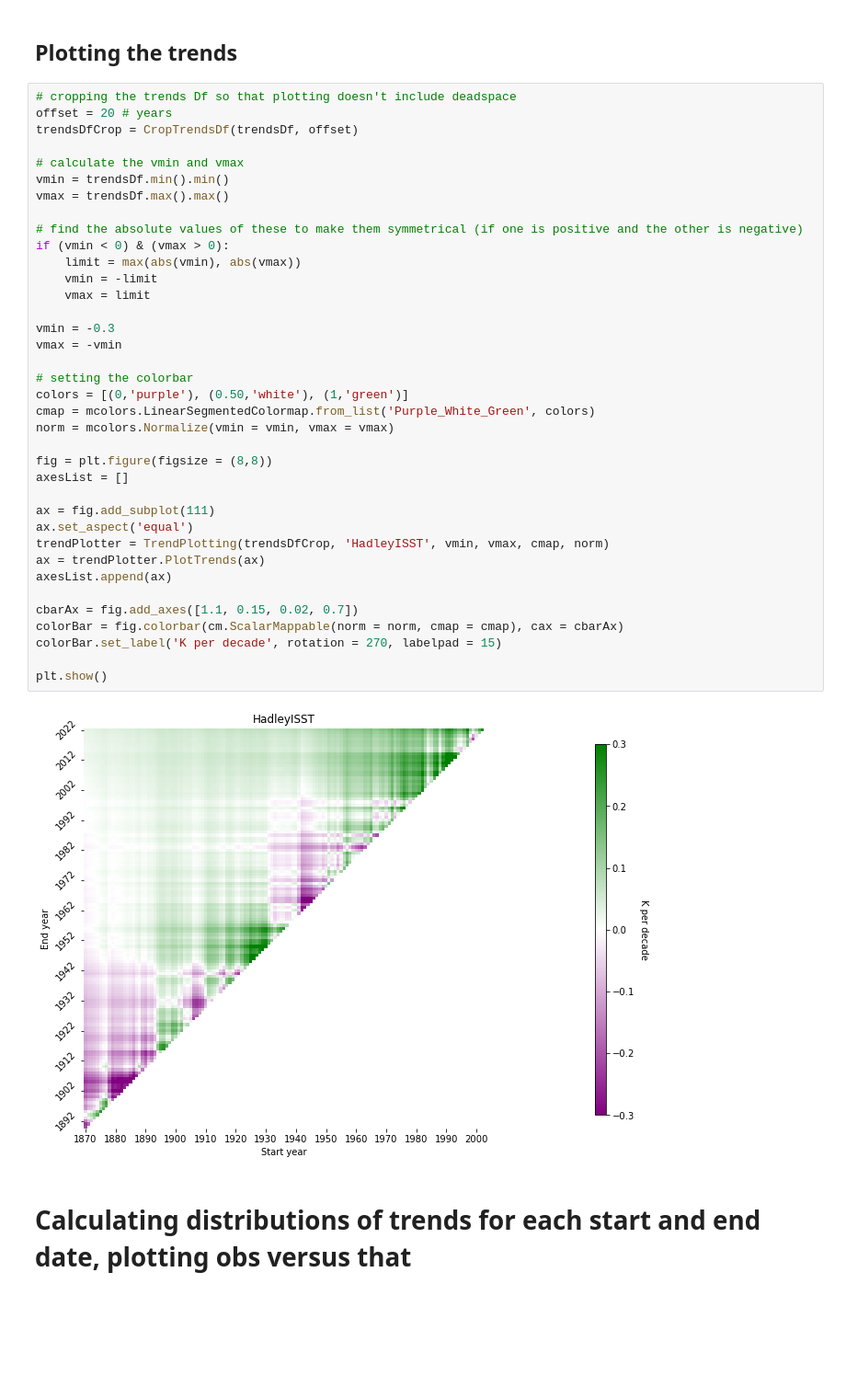
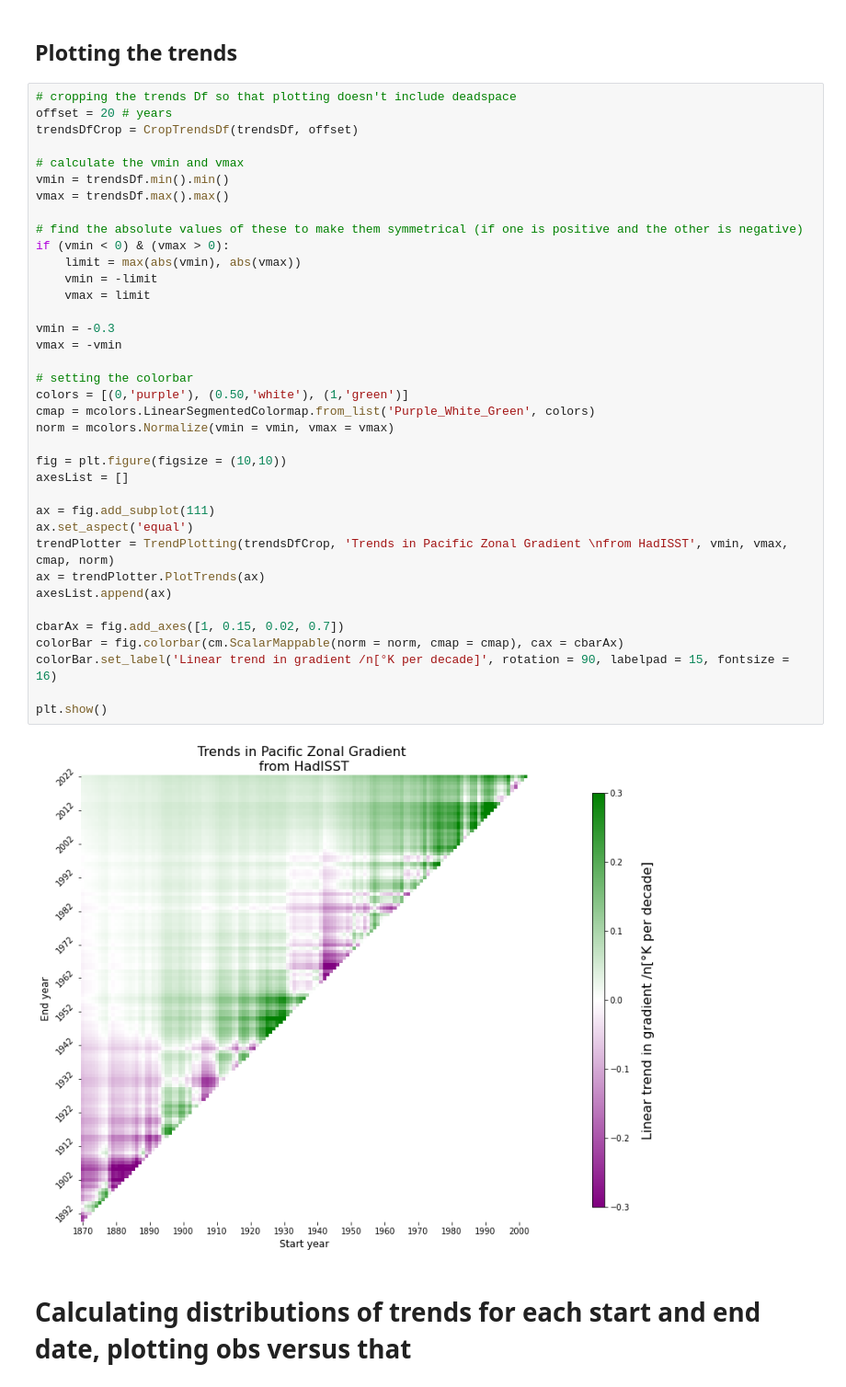
Before and after one commit to hanbyrne1995/gradient_project, a Jupyter notebook: MME_MIROC.ipynb, the cells around one changed output. Shown at 92% size. Saved outputs shown, nothing was run; the diff lists cells and outputs as text; blank space fills up the shorter version.

```diff
--- a/MME_MIROC.ipynb
+++ b/MME_MIROC.ipynb
@@ -109,38 +109,38 @@ trendsDfCrop = CropTrendsDf(trendsDf, offset)
 
 # calculate the vmin and vmax
 vmin = trendsDf.min().min()
 vmax = trendsDf.max().max()
 
 # find the absolute values of these to make them symmetrical (if one is positive and the other is negative)
 if (vmin < 0) & (vmax > 0):
     limit = max(abs(vmin), abs(vmax))
     vmin = -limit
     vmax = limit
 
 vmin = -0.3
 vmax = -vmin
 
 # setting the colorbar
 colors = [(0,'purple'), (0.50,'white'), (1,'green')]
 cmap = mcolors.LinearSegmentedColormap.from_list('Purple_White_Green', colors)
 norm = mcolors.Normalize(vmin = vmin, vmax = vmax)
 
-fig = plt.figure(figsize = (8,8))
+fig = plt.figure(figsize = (10,10))
 axesList = []
 
 ax = fig.add_subplot(111)
 ax.set_aspect('equal')
-trendPlotter = TrendPlotting(trendsDfCrop, 'HadleyISST', vmin, vmax, cmap, norm)
+trendPlotter = TrendPlotting(trendsDfCrop, 'Trends in Pacific Zonal Gradient \nfrom HadISST', vmin, vmax, cmap, norm)
 ax = trendPlotter.PlotTrends(ax)
 axesList.append(ax)
 
-cbarAx = fig.add_axes([1.1, 0.15, 0.02, 0.7])
+cbarAx = fig.add_axes([1, 0.15, 0.02, 0.7])
 colorBar = fig.colorbar(cm.ScalarMappable(norm = norm, cmap = cmap), cax = cbarAx)
-colorBar.set_label('K per decade', rotation = 270, labelpad = 15)
+colorBar.set_label('Linear trend in gradient /n[°K per decade]', rotation = 90, labelpad = 15, fontsize = 16)
 
 plt.show()
 # %% [output]
-[figure, old version]
+[figure, new version]
 # %% [markdown]
 # Calculating distributions of trends for each start and end date, plotting obs versus that
 # %%
```
Also changed, not shown: parts of 8 cells of this notebook.
